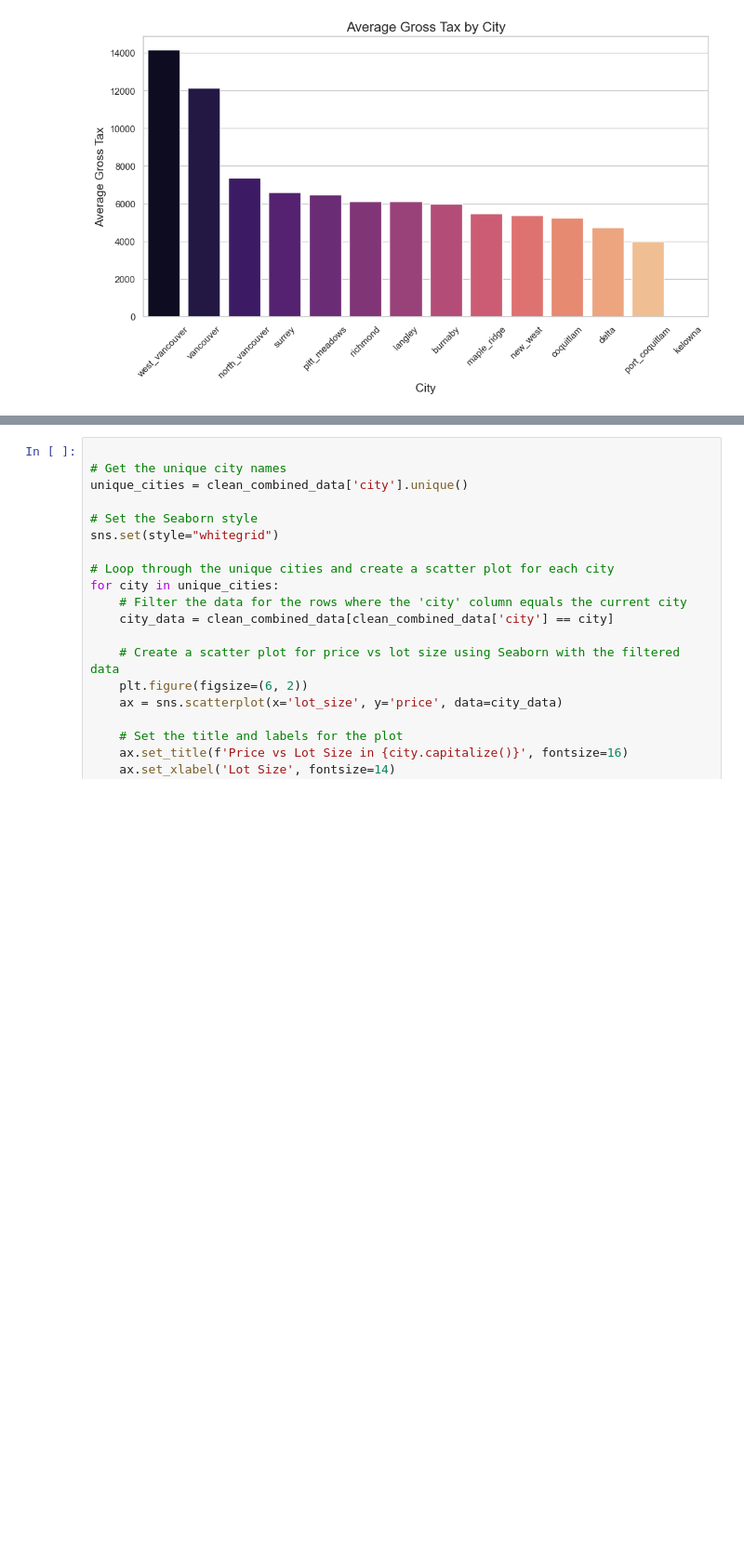
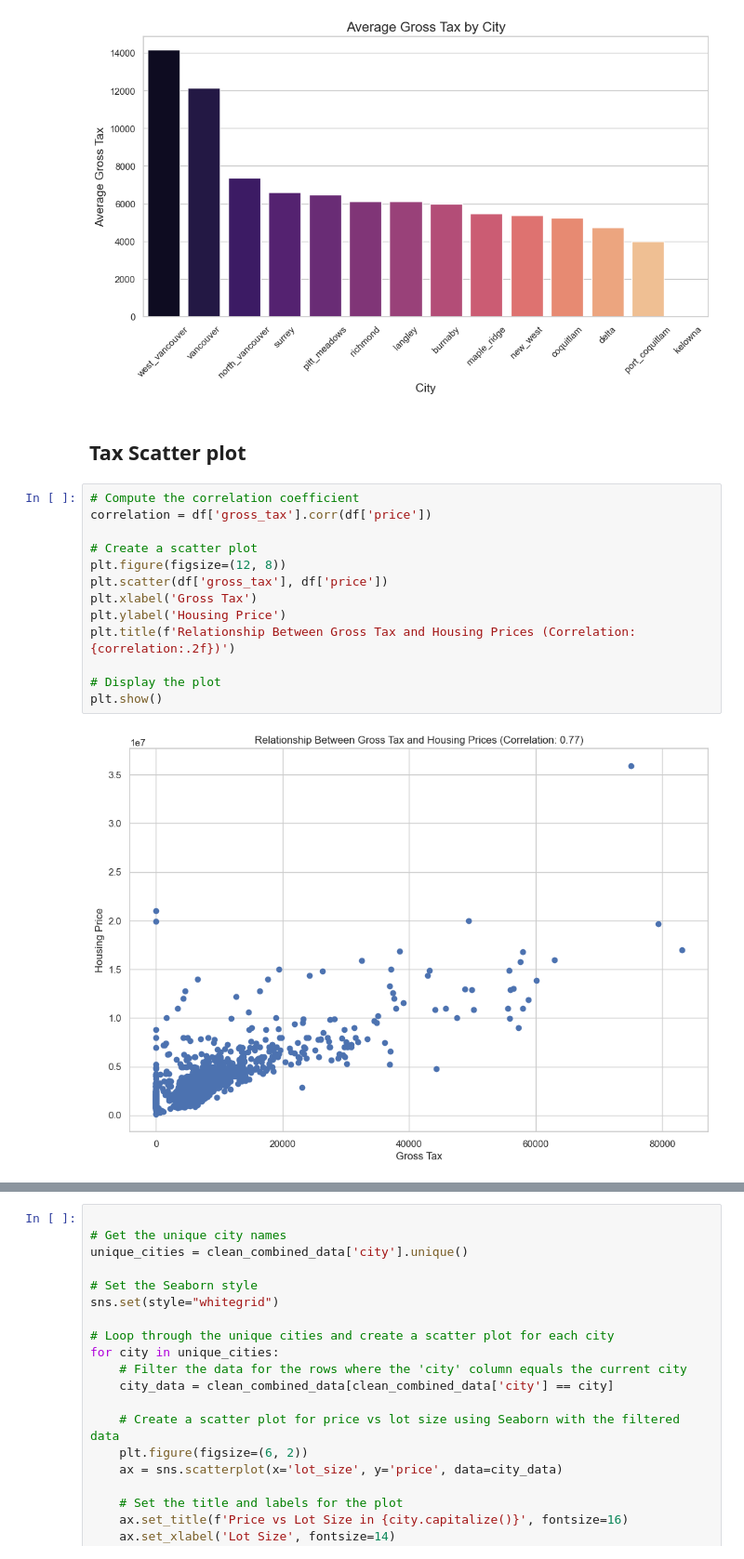
Before and after one commit to Real-Estate-Predictor/Real-Estate-Predictor-V2, a Jupyter notebook: visualize/plots.ipynb, the cells around one changed output, grey strips where cells are left out. Shown at 93% size. Drawn from its saved outputs; the diff is of its cells as text; blank space fills up the shorter version.

```diff
--- a/visualize/plots.ipynb
+++ b/visualize/plots.ipynb
@@ -306,3 +365,20 @@ plt.show()
 12   port_coquitlam        3976.766667
 13          kelowna           0.000000
 [figure]
+# %% [markdown]
+## Tax Scatter plot
+# %%
+# Compute the correlation coefficient
+correlation = df['gross_tax'].corr(df['price'])
+
+# Create a scatter plot
+plt.figure(figsize=(12, 8))
+plt.scatter(df['gross_tax'], df['price'])
+plt.xlabel('Gross Tax')
+plt.ylabel('Housing Price')
+plt.title(f'Relationship Between Gross Tax and Housing Prices (Correlation: {correlation:.2f})')
+
+# Display the plot
+plt.show()
+# %% [output]
+[figure, added]
```
Also changed, not shown: parts of 10 cells of this notebook, 9 other files.
